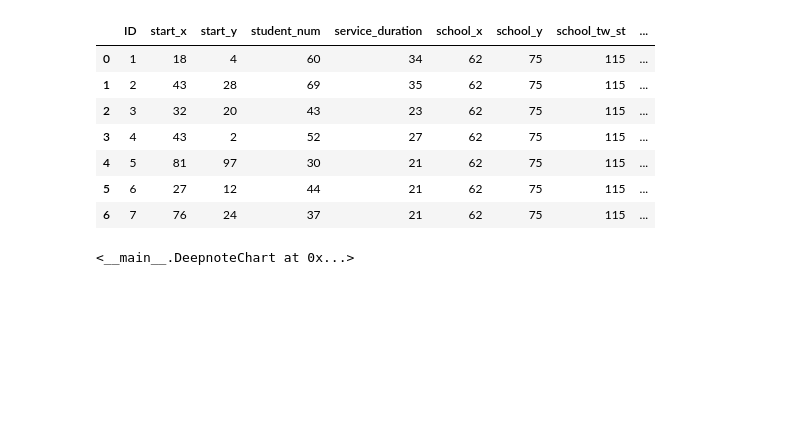
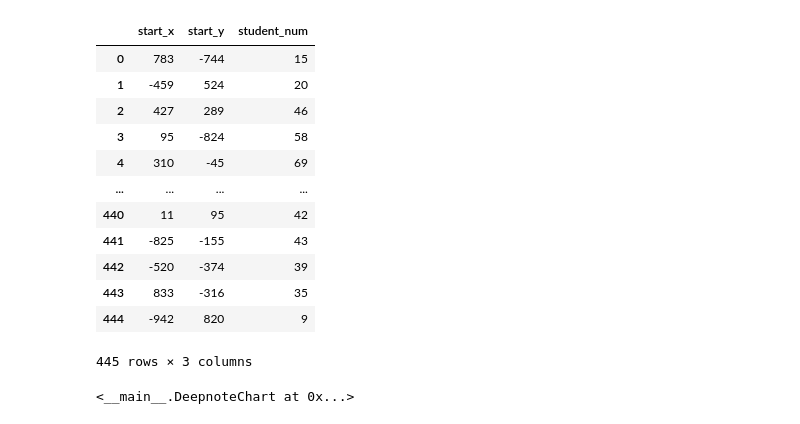
Before and after one commit to kevin51jiang/msci434-final-project, a Jupyter notebook: deepnote/MSCI_434_Final_Proge/Notebook 1.ipynb, the cells around one changed output. Drawn from its saved outputs; the diff is of its cells as text; code cells hidden in the pictures; blank space fills up the shorter version.

```diff
--- a/deepnote/MSCI_434_Final_Proge/Notebook 1.ipynb
+++ b/deepnote/MSCI_434_Final_Proge/Notebook 1.ipynb
@@ -29,26 +119,29 @@ files = glob('/work/msci434-final-project/data/*.csv')
 files.sort()
 # %%
-csv_path = '/work/msci434-final-project/data/hetero_test_file1.csv'
+csv_path = '/work/msci434-final-project/custom-data/custom_test_file300.csv'
 # %%
 import pandas as pd
 
 
 # csv_path = "/work/msci434-final-project/data/hetero_test_file40.csv"
-df = pd.read_csv(csv_path, sep=" ")
+df = pd.read_csv(csv_path, sep=",", comment="#")
 
 
-df = df.rename(columns={'school_d': 'school_x'})
-
 df
 # %% [output]
-|  | ID | start_x | start_y | student_num | service_duration | school_x | school_y | school_tw_st | ... |
-| 0 | 1 | 18 | 4 | 60 | 34 | 62 | 75 | 115 | ... |
-| 1 | 2 | 43 | 28 | 69 | 35 | 62 | 75 | 115 | ... |
-| 2 | 3 | 32 | 20 | 43 | 23 | 62 | 75 | 115 | ... |
-| 3 | 4 | 43 | 2 | 52 | 27 | 62 | 75 | 115 | ... |
-| 4 | 5 | 81 | 97 | 30 | 21 | 62 | 75 | 115 | ... |
-| 5 | 6 | 27 | 12 | 44 | 21 | 62 | 75 | 115 | ... |
-| 6 | 7 | 76 | 24 | 37 | 21 | 62 | 75 | 115 | ... |
+|  | start_x | start_y | student_num |
+| 0 | 783 | -744 | 15 |
+| 1 | -459 | 524 | 20 |
+| 2 | 427 | 289 | 46 |
+| 3 | 95 | -824 | 58 |
+| 4 | 310 | -45 | 69 |
+| ... | ... | ... | ... |
+| 440 | 11 | 95 | 42 |
+| 441 | -825 | -155 | 43 |
+| 442 | -520 | -374 | 39 |
+| 443 | 833 | -316 | 35 |
+| 444 | -942 | 820 | 9 |
+445 rows × 3 columns
 # %%
 DeepnoteChart(df, """{"layer":[{"layer":[{"mark":{"clip":true,"type":"circle","color":"#4c78a8","tooltip":true},"encoding":{"x":{"sort":null,"type":"quantitative","field":"start_x","scale":{"type":"linear","zero":false},"format":{"type":"default","decimals":null},"formatType":"numberFormatFromNumberType"},"y":{"sort":null,"type":"quantitative","field":"start_y","scale":{"type":"linear","zero":false},"format":{"type":"default","decimals":null},"formatType":"numberFormatFromNumberType"},"size":{"sort":null,"type":"quantitative","field":"student_num"}}}]},{"layer":[{"mark":{"clip":true,"type":"circle","color":"#f58518","tooltip":true},"encoding":{"x":{"sort":null,"type":"quantitative","field":"school_x","scale":{"type":"linear","zero":false},"format":{"type":"default","decimals":null},"formatType":"numberFormatFromNumberType"},"y":{"sort":null,"type":"quantitative","field":"school_y","scale":{"type":"linear","zero":false},"format":{"type":"default","decimals":null},"formatType":"numberFormatFromNumberType"}}}]}],"title":"","config":{"legend":{}},"$schema":"https://vega.github.io/schema/vega-lite/v5.json","encoding":{}}""")
 # %% [output]
```
Also changed, not shown: parts of 23 cells of this notebook, 1 other file.
